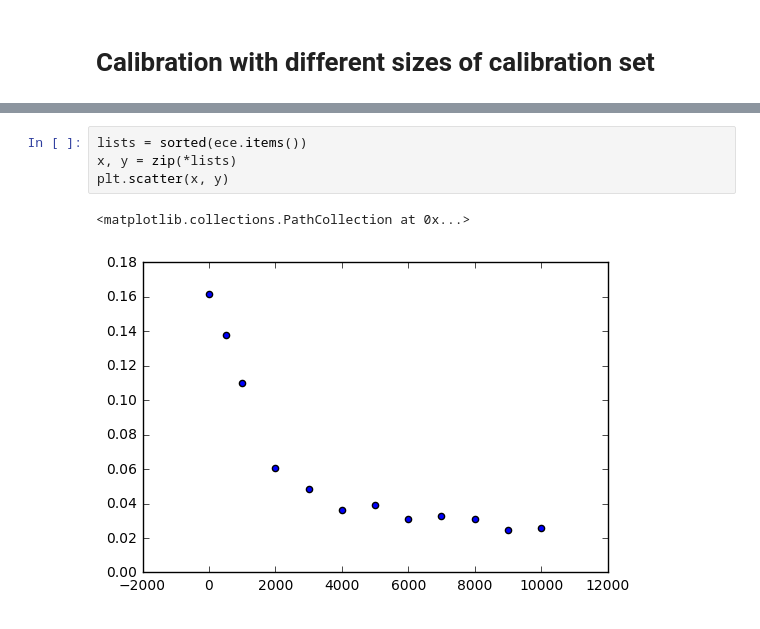
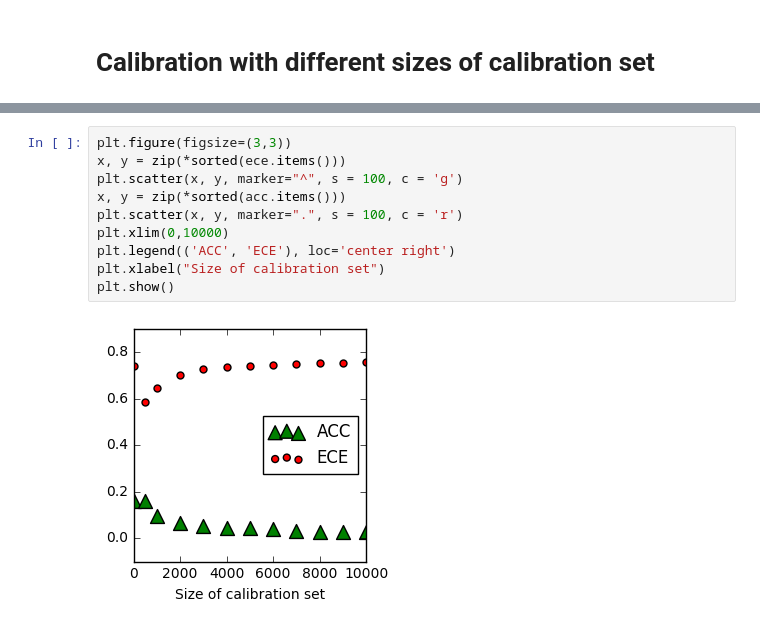
Before and after one commit to disiji/nn_assessor, a Jupyter notebook: binary_isotonic_regression.ipynb, the cells around one changed output, grey strips where cells are left out. Cells and saved outputs as stored; diff of their text form.

```diff
--- a/binary_isotonic_regression.ipynb
+++ b/binary_isotonic_regression.ipynb
@@ -68,7 +71,12 @@ for i in range(len(N_range)):
-# %%
-lists = sorted(ece.items())
-x, y = zip(*lists)
-plt.scatter(x, y)
-# %% [output]
-<matplotlib.collections.PathCollection at 0x...>
-[figure, removed]
+# %%
+plt.figure(figsize=(3,3))
+x, y = zip(*sorted(ece.items()))
+plt.scatter(x, y, marker="^", s = 100, c = 'g')
+x, y = zip(*sorted(acc.items()))
+plt.scatter(x, y, marker=".", s = 100, c = 'r')
+plt.xlim(0,10000)
+plt.legend(('ACC', 'ECE'), loc='center right')
+plt.xlabel("Size of calibration set")
+plt.show()
+# %% [output]
+[figure, added]
```
Also changed, not shown: parts of 4 cells of this notebook, 2 other files.
